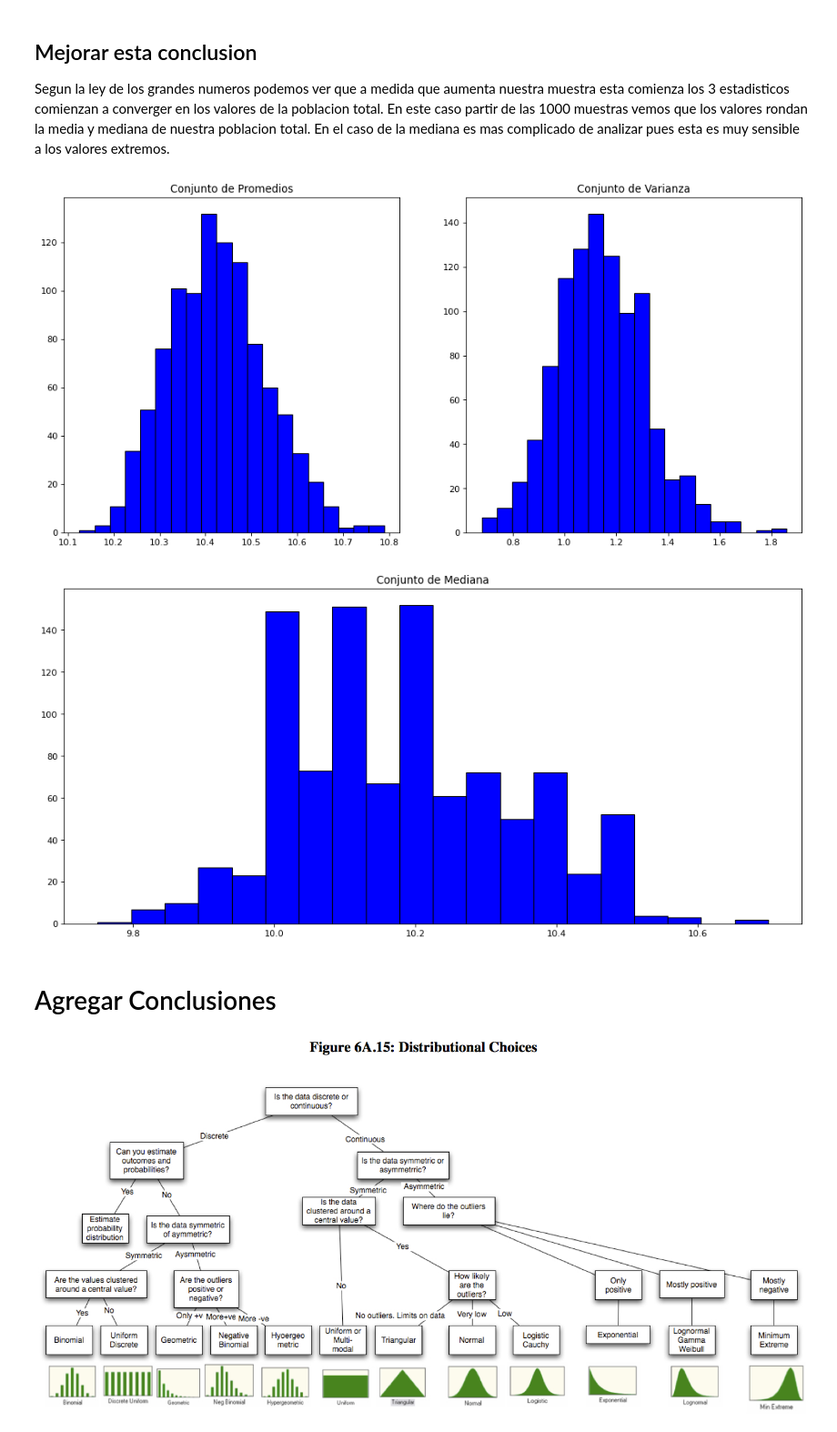
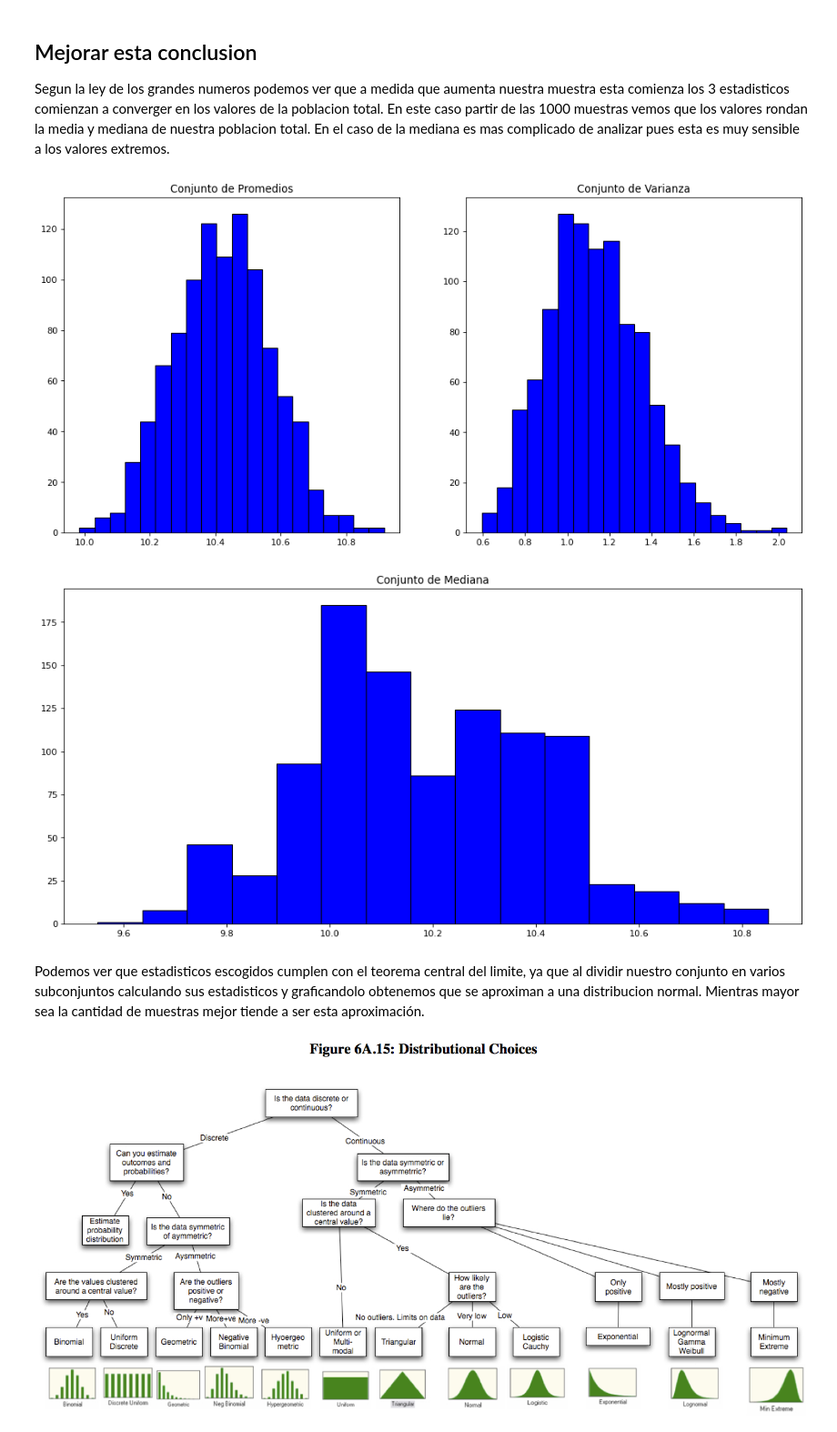
Before and after one commit to SLaraB/Simulaci-n-II-2022, a Jupyter notebook: ProyectoUnidad1.ipynb, the cells around one changed output. Shown: that part at 91% size. Drawn from its saved outputs; the diff is of its cells as text; code cells hidden in the pictures.

Commit message:
Agrega mas conclusiones

```diff
--- a/ProyectoUnidad1.ipynb
+++ b/ProyectoUnidad1.ipynb
@@ -511,24 +514,24 @@ promedio = []
 var = []
 med = []
 for i in range(n):
-    random = np.random.choice(datos,size = 100,replace = True) # size = elementos de la muestra
+    random = np.random.choice(datos,size = 50,replace = True) # size = elementos de la muestra
     promedio += [sum(random)/len(random)]
     var += [statistics.variance(random)]
     med += [statistics.median(random)]
 # %%
 fig, ax = plt.subplots(1, 2,figsize=(15, 7), dpi=80)
 fig, ax1 = plt.subplots(1,figsize=(15, 7), dpi=80)
 ax[0].hist(promedio, color = 'blue',edgecolor='black', bins=(20))
 ax[1].hist(var, color = 'blue',edgecolor='black', bins=(20))
-ax1.hist(med, color = 'blue',edgecolor='black', bins=(20))
+ax1.hist(med, color = 'blue',edgecolor='black', bins=(15))
 ax[0].set_title('Conjunto de Promedios');
 ax[1].set_title('Conjunto de Varianza');
 ax1.set_title('Conjunto de Mediana');
 # %% [output]
-[figure, old version]
+[figure, new version]
-[figure, old version]
+[figure, new version]
-# %% [markdown]
-# Agregar Conclusiones
+# %% [markdown]
+Podemos ver que estadisticos escogidos cumplen con el teorema central del limite, ya que al dividir nuestro conjunto en varios subconjuntos calculando sus estadisticos y graficandolo obtenemos que se aproximan a una distribucion normal. Mientras mayor sea la cantidad de muestras mejor tiende a ser esta aproximación.
 # %%
 Image("distributions_choice.png")
 # %% [output]
```
Also changed, not shown: parts of 6 cells of this notebook.
